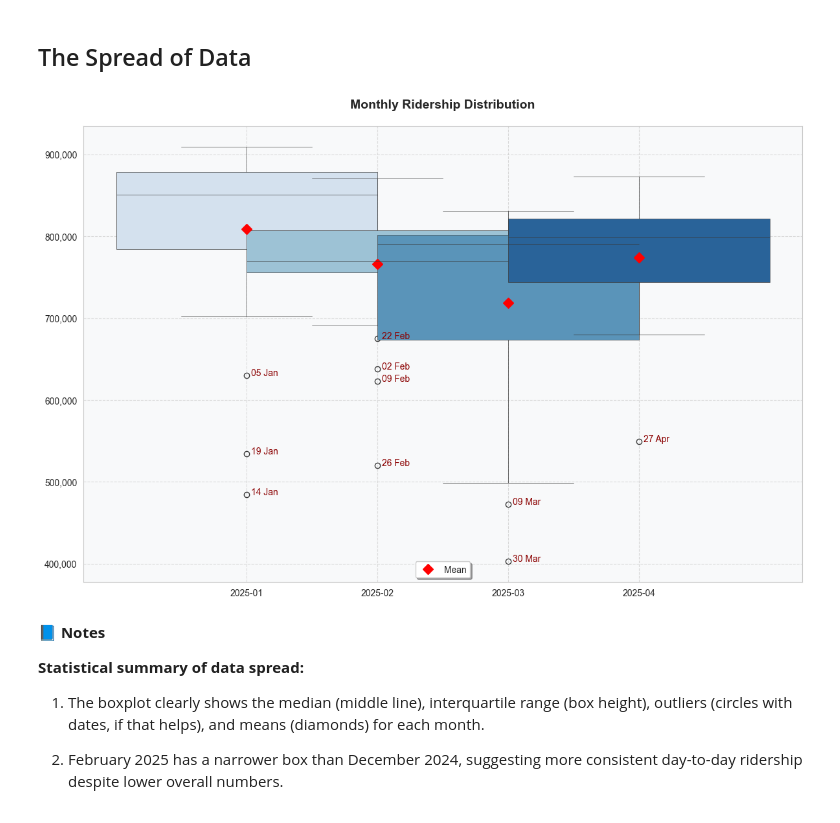
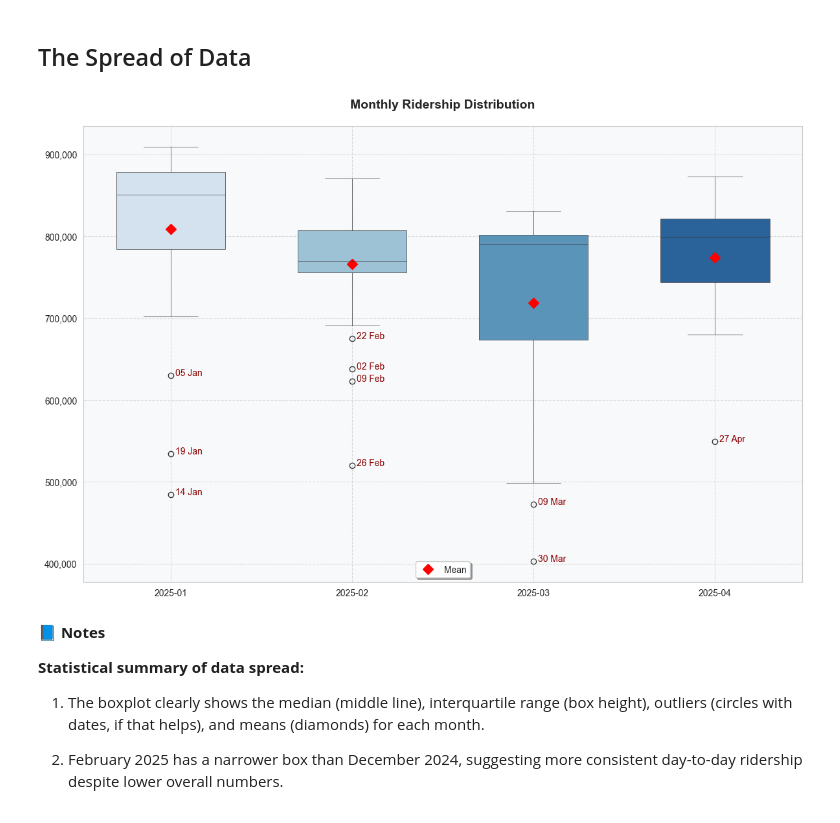
Before and after one commit to thecont1/namma-metro-ridership-tracker, a Jupyter notebook: ridership_analysis_kaggle.ipynb, the cells around one changed output. Drawn from its saved outputs; the diff is of its cells as text; code cells hidden in the pictures.

```diff
--- a/ridership_analysis_kaggle.ipynb
+++ b/ridership_analysis_kaggle.ipynb
@@ -10,7 +10,8 @@ import seaborn as sns
 from scipy.stats import norm, linregress, t
 from IPython.display import Markdown
 
-filename = "/kaggle/input/bengaluru-nammametro-daily-ridership/NammaMetro_Ridership_Dataset.csv"
+base = ""
+filename = base + "NammaMetro_Ridership_Dataset.csv"
 df = pd.read_csv(filename)
 # %% [markdown]
 # **0. Table of Contents**
@@ -780,8 +781,9 @@ ax = sns.boxplot(data=months_df,
             y='Total',
             hue=months_df['Record Date'].dt.to_period('M'),
             palette='Blues',
-            width=2,
-            linewidth=0.5)
+            width=0.6,
+            linewidth=0.5,
+            legend=False)
 plt.title('Monthly Ridership Distribution',
             pad=20,
             fontsize=14,
@@ -799,34 +801,34 @@ plt.gca().set_facecolor('#f8f9fa')
 
 # Find and label outliers
 for i, month_period in enumerate(months):
     # Get data for this month
     month_data = months_df[months_df['Record Date'].dt.to_period('M') == month_period]
 
     # Calculate Q1, Q3 and IQR for this month
     Q1 = month_data['Total'].quantile(0.25)
     Q3 = month_data['Total'].quantile(0.75)
     IQR = Q3 - Q1
 
     # Define outliers (same definition that boxplot uses)
     outliers = month_data[(month_data['Total'] < (Q1 - 1.5 * IQR)) |
                           (month_data['Total'] > (Q3 + 1.5 * IQR))]
 
     # Add labels for each outlier
     for _, row in outliers.iterrows():
         date_str = row['Record Date'].strftime('%d %b')
         plt.annotate(date_str,
                     xy=(i, row['Total']),
                     xytext=(5, 0),  # 5 points to the right
                     textcoords='offset points',
                     fontsize=10,
                     color='darkred')
 
 plt.legend(loc='lower center',
            frameon=True, fancybox=True, shadow=True)
 plt.tight_layout()
 plt.show()
 # %% [output]
-[figure, old version]
+[figure, new version]
 # %% [markdown]
 **📘 Notes**
 
```
Also changed, not shown: parts of 2 cells of this notebook.
